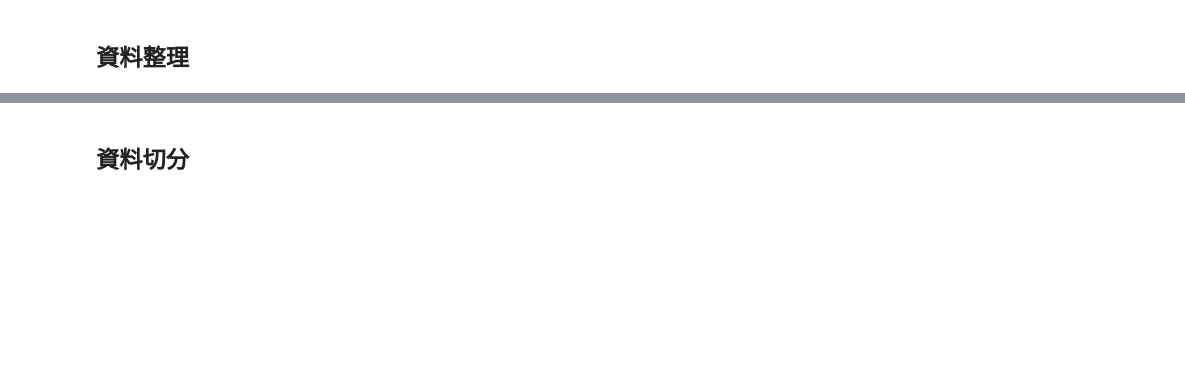
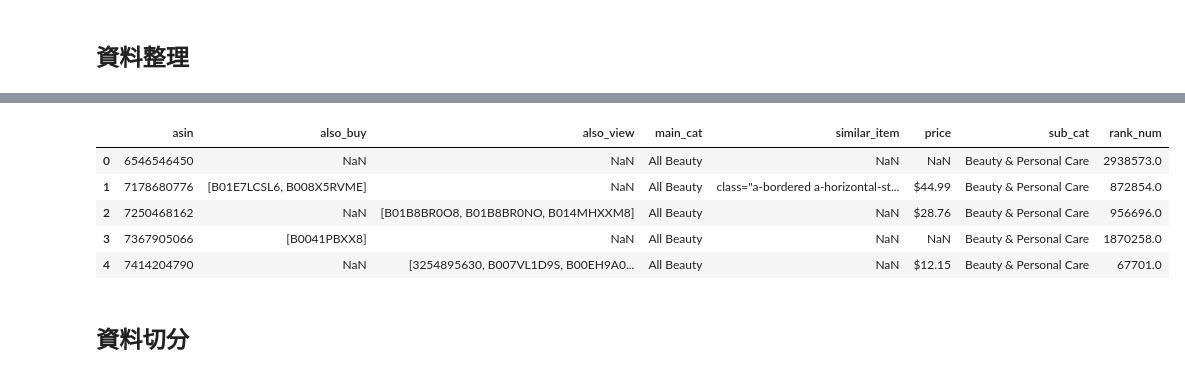
Before and after one commit to milanazhang/data-course-sample, a Jupyter notebook: sample.ipynb, the cells around one changed output, grey strips where cells are left out. Cells and saved outputs as stored; diff of their text form; code cells hidden in the pictures; blank space fills up the shorter version.

```diff
--- a/sample.ipynb
+++ b/sample.ipynb
@@ -109,2 +49,15 @@ len(product_num.intersection(set(df['Beauty & Personal Care'])))
 # %% [markdown]
 ## 資料整理
+# %%
+import numpy as np
+import re
+#挑選需要欄位與整理欄位內的特殊符號
+metadata_df = metadata[["asin","also_buy","also_view","rank","main_cat","similar_item","price"]]
+metadata_df = metadata_df.replace(r'^\s*$', np.nan, regex = True)
+metadata_df = metadata_df.mask(metadata_df.applymap(str).eq('[]'))
+# %%
+#將rank分成排名與商品子集
+metadata_df['rank'] = metadata_df['rank'].str.replace(',', '')
+metadata_df['sub_cat'] = metadata_df['rank'].str.extract(r'(\d+) in (.*) \($')[1].str.replace('&amp;','&')
+metadata_df['rank_num'] = pd.to_numeric(metadata_df['rank'].str.extract(r'(\d+) in (.*) \($')[0])
+metadata_df = metadata_df.drop("rank",axis=1)
@@ -111,3 +86,12 @@ len(product_num.intersection(set(df['Beauty & Personal Care'])))
+# %%
+metadata_df.head()
+# %% [output]
+|  | asin | also_buy | also_view | main_cat | similar_item | price | sub_cat | rank_num |
+| 0 | 6546546450 | NaN | NaN | All Beauty | NaN | NaN | Beauty & Personal Care | 2938573.0 |
+| 1 | 7178680776 | [B01E7LCSL6, B008X5RVME] | NaN | All Beauty | class="a-bordered a-horizontal-st... | $44.99 | Beauty & Personal Care | 872854.0 |
+| 2 | 7250468162 | NaN | [B01B8BR0O8, B01B8BR0NO, B014MHXXM8] | All Beauty | NaN | $28.76 | Beauty & Personal Care | 956696.0 |
+| 3 | 7367905066 | [B0041PBXX8] | NaN | All Beauty | NaN | NaN | Beauty & Personal Care | 1870258.0 |
+| 4 | 7414204790 | NaN | [3254895630, B007VL1D9S, B00EH9A0... | All Beauty | NaN | $12.15 | Beauty & Personal Care | 67701.0 |
 # %%
 ratings['DATE'] = pd.to_datetime(ratings['unixReviewTime'], unit='s')
 # %% [markdown]
```
Also changed, not shown: parts of 16 cells of this notebook.
